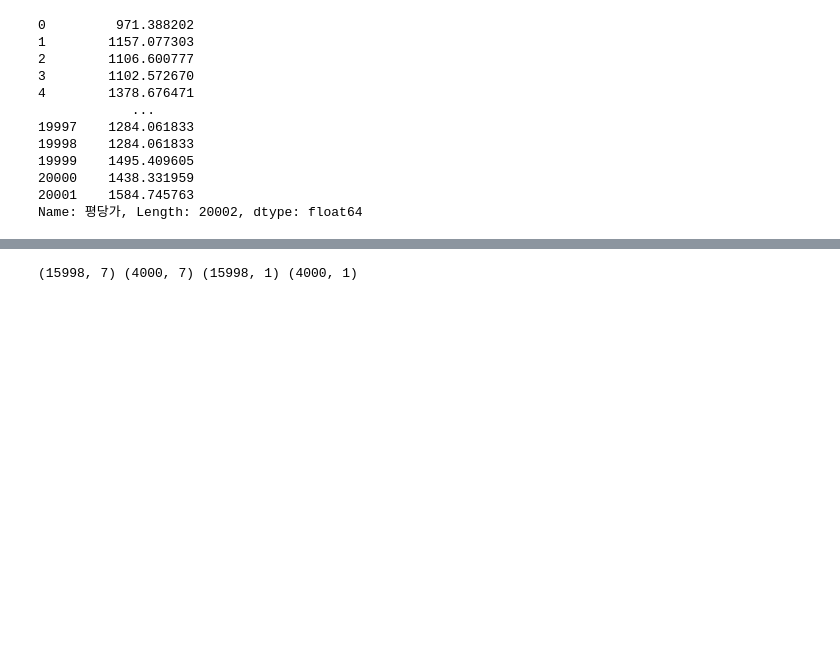
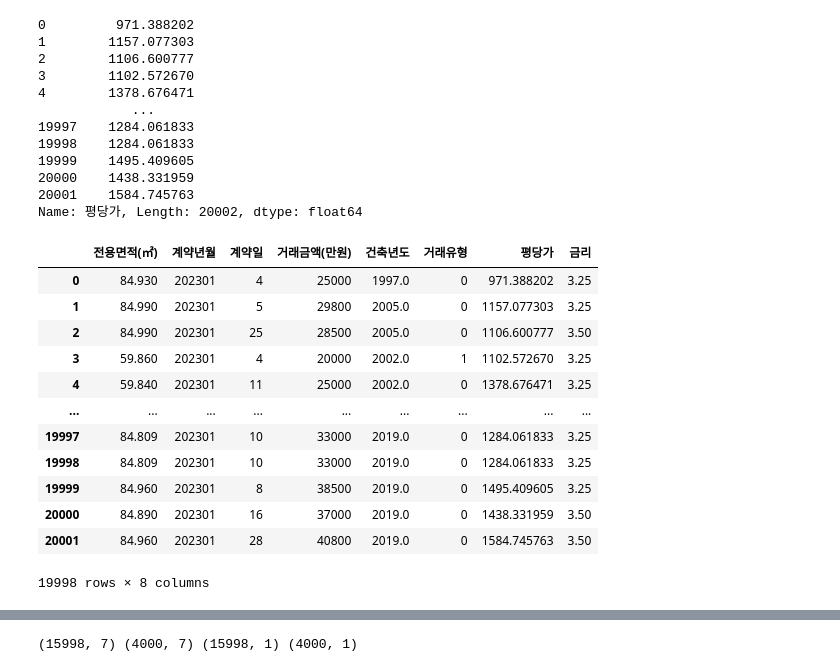
Before and after one commit to tkd8973/ML_Project, a Jupyter notebook: web/아파트_실거래가_1월_데이터.ipynb, the cells around one changed output, grey strips where cells are left out. Saved outputs shown, nothing was run; the diff lists cells and outputs as text; code cells hidden in the pictures; blank space fills up the shorter version.

```diff
--- a/web/아파트_실거래가_1월_데이터.ipynb
+++ b/web/아파트_실거래가_1월_데이터.ipynb
@@ -134,6 +133,22 @@ Name: 평당가, Length: 20002, dtype: float64
 # %%
 df_apt1 = df_apt1.drop('시군구', axis=1)
 df_apt1['거래유형'] = df_apt1['거래유형'].replace({'중개거래': 0, '직거래': 1})
+# %%
+df_apt1
+# %% [output]
+|  | 전용면적(㎡) | 계약년월 | 계약일 | 거래금액(만원) | 건축년도 | 거래유형 | 평당가 | 금리 |
+| 0 | 84.930 | 202301 | 4 | 25000 | 1997.0 | 0 | 971.388202 | 3.25 |
+| 1 | 84.990 | 202301 | 5 | 29800 | 2005.0 | 0 | 1157.077303 | 3.25 |
+| 2 | 84.990 | 202301 | 25 | 28500 | 2005.0 | 0 | 1106.600777 | 3.50 |
+| 3 | 59.860 | 202301 | 4 | 20000 | 2002.0 | 1 | 1102.572670 | 3.25 |
+| 4 | 59.840 | 202301 | 11 | 25000 | 2002.0 | 0 | 1378.676471 | 3.25 |
+| ... | ... | ... | ... | ... | ... | ... | ... | ... |
+| 19997 | 84.809 | 202301 | 10 | 33000 | 2019.0 | 0 | 1284.061833 | 3.25 |
+| 19998 | 84.809 | 202301 | 10 | 33000 | 2019.0 | 0 | 1284.061833 | 3.25 |
+| 19999 | 84.960 | 202301 | 8 | 38500 | 2019.0 | 0 | 1495.409605 | 3.25 |
+| 20000 | 84.890 | 202301 | 16 | 37000 | 2019.0 | 0 | 1438.331959 | 3.50 |
+| 20001 | 84.960 | 202301 | 28 | 40800 | 2019.0 | 0 | 1584.745763 | 3.50 |
+19998 rows × 8 columns
 # %%
 #@title 결측치 건축년도 4개 삭제
 df_apt1.isna().sum()
```
Also changed, not shown: parts of 25 cells of this notebook.
